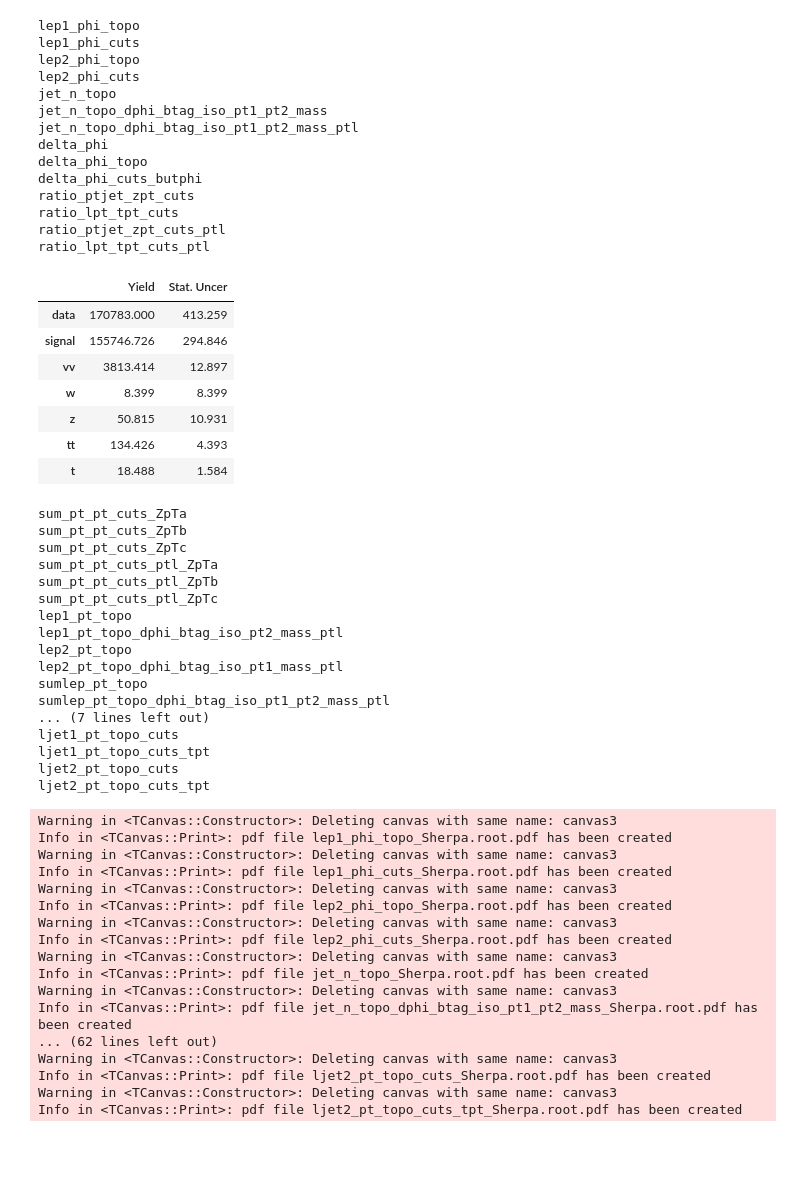
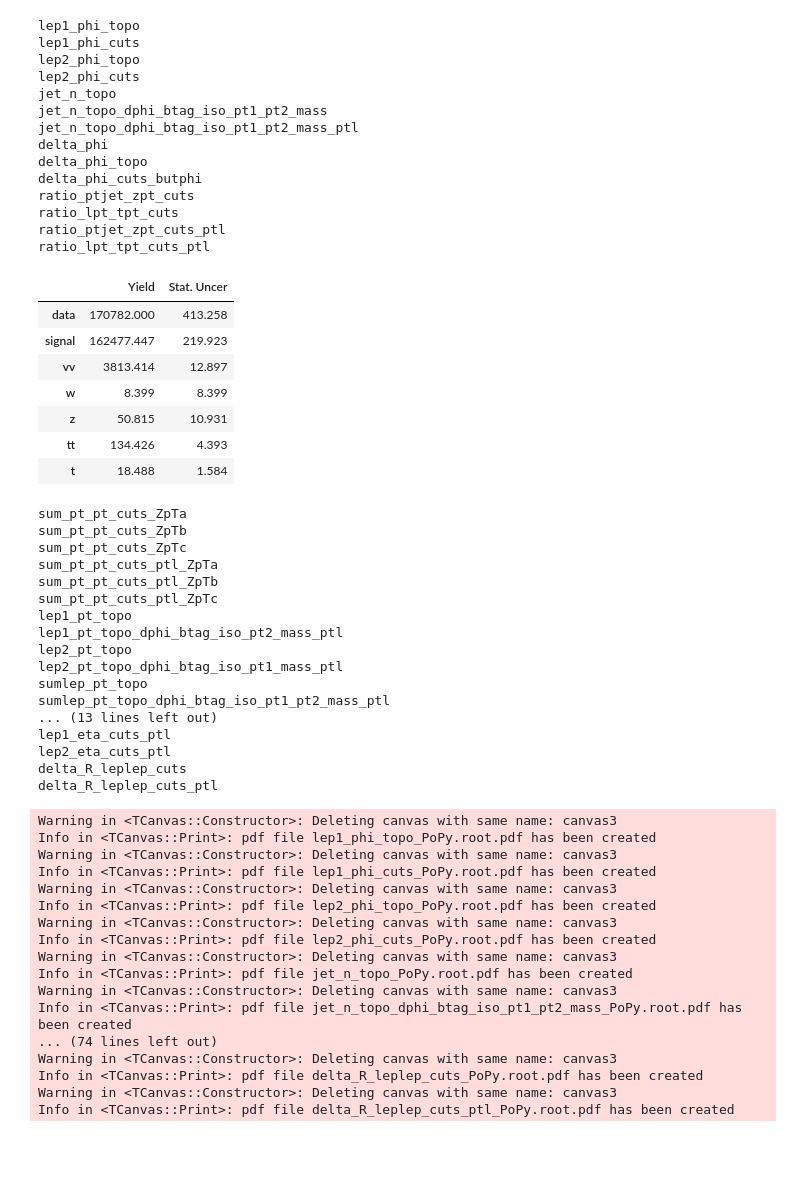
Before and after one commit to diegobaronm/TauID, a Jupyter notebook: Zee/Plots/StackPlot.ipynb, the cells around one changed output. Saved outputs shown, nothing was run; the diff lists cells and outputs as text; code cells hidden in the pictures.

```diff
--- a/Zee/Plots/StackPlot.ipynb
+++ b/Zee/Plots/StackPlot.ipynb
@@ -7,15 +7,15 @@ import os
 import pandas as pd
 
 def biner(o_bin,m_bin,f_bin,f_step,l_step):
-    a=np.arange(o_bin,m_bin,f_step)
-    b=np.arange(m_bin,f_bin+l_step,l_step)
+    a=np.linspace(o_bin,m_bin,int((m_bin-o_bin)/f_step),endpoint=False)
+    b=np.linspace(m_bin,f_bin,round((f_bin-m_bin)/l_step)+1)
     return np.concatenate((a,b))
 
-def normalization(hist_list,narrowest_bin):
+def normalization(hist_list,norm_bin):
     for hist in hist_list:
         for i in range(1,hist.GetNbinsX()+2):
             value=hist.GetBinContent(i)
             error=hist.GetBinError(i)
-            sf=hist.GetBinWidth(i)/narrowest_bin
+            sf=hist.GetBinWidth(i)/norm_bin
             hist.SetBinContent(i,value/sf)
             hist.SetBinError(i,error/sf)
@@ -22,6 +24,6 @@ def normalization(hist_list,narrowest_bin):
 # %%
 ##### SELECTING GENERATOR FOR SIGNAL SAMPLE
-signal_sample="Signal_Sherpa.root"
+signal_sample="Signal_PoPy.root"
 production=True
 #### CREATING THE CORRESPONDING MC.ROOT FILE EVERYTIME YOU CHANGE THE SIGNAL SAMPLE
 
@@ -72,7 +74,18 @@ histos_rebin={"lep1_pt_topo":[180,2,2,"p_{T}(e_{1})(GeV)"],
              "ljet1_pt_topo_cuts":[180,1,1,"p_{T}(jet_{1})(GeV)"],
              "ljet1_pt_topo_cuts_tpt":[180,1,1,"p_{T}(jet_{1})(GeV)"],
              "ljet2_pt_topo_cuts":[180,1,1,"p_{T}(jet_{2})(GeV)"],
-             "ljet2_pt_topo_cuts_tpt":[180,1,1,"p_{T}(jet_{2})(GeV)"]}
+             "ljet2_pt_topo_cuts_tpt":[180,1,1,"p_{T}(jet_{2})(GeV)"],
+
+             "lep1_eta_cuts":[1.1,0.2,0.2,"#eta(e_{1})",1.2,2.5],
+            "lep2_eta_cuts":[1.1,0.2,0.2,"#eta(e_{2})",1.2,2.5],
+
+            "lep1_eta_cuts_ptl":[1.1,0.2,0.2,"#eta(e_{1})",1.2,2.5],
+            "lep2_eta_cuts_ptl":[1.1,0.2,0.2,"#eta(e_{2})",1.2,2.5],
+
+
+            "delta_R_leplep_cuts":[1.0,0.1,0.1,"#Delta #phi (e_{1},e_{2})",1.2,1.5],
+            "delta_R_leplep_cuts_ptl":[1.0,0.1,0.1,"#Delta #phi (e_{1},e_{2})",1.2,1.5],
+             }
 histos={}
 histos.update(histos_no_rebin)
 histos.update(histos_rebin)
@@ -333,35 +346,35 @@ for i in histos:
 
 
 
     canvas3.Print(a+signal_sample.strip('Signal')+".pdf")
     if i=="ratio_lpt_tpt_cuts_ptl":
         dic={"data":data,"signal":signal,"vv":vv,"w":w,"z":z,"tt":tt,"t":t}
         dic_numbers={"data":[0,0],"signal":[0,0],"vv":[0,0],"w":[0,0],"z":[0,0],"tt":[0,0],"t":[0,0]}
         for i in dic:
             error=ctypes.c_double()
             a=dic[i].IntegralAndError(0,1000,error)
             dic_numbers[i][0]=a
             dic_numbers[i][1]=error.value
         dataframe=pd.DataFrame.from_dict(dic_numbers, orient='index',columns=['Yield', 'Stat. Uncer'])
         display(dataframe.round(decimals=3))
 # %% [output]
 lep1_phi_topo
 lep1_phi_cuts
 lep2_phi_topo
 lep2_phi_cuts
 jet_n_topo
 jet_n_topo_dphi_btag_iso_pt1_pt2_mass
 jet_n_topo_dphi_btag_iso_pt1_pt2_mass_ptl
 delta_phi
 delta_phi_topo
 delta_phi_cuts_butphi
 ratio_ptjet_zpt_cuts
 ratio_lpt_tpt_cuts
 ratio_ptjet_zpt_cuts_ptl
 ratio_lpt_tpt_cuts_ptl
 |  | Yield | Stat. Uncer |
-| data | 170783.000 | 413.259 |
-| signal | 155746.726 | 294.846 |
+| data | 170782.000 | 413.258 |
+| signal | 162477.447 | 219.923 |
 | vv | 3813.414 | 12.897 |
 | w | 8.399 | 8.399 |
 | z | 50.815 | 10.931 |
@@ -379,28 +392,28 @@ lep2_pt_topo
 lep2_pt_topo_dphi_btag_iso_pt1_mass_ptl
 sumlep_pt_topo
 sumlep_pt_topo_dphi_btag_iso_pt1_pt2_mass_ptl
-... (7 lines left out)
-ljet1_pt_topo_cuts
-ljet1_pt_topo_cuts_tpt
-ljet2_pt_topo_cuts
-ljet2_pt_topo_cuts_tpt
+... (13 lines left out)
+lep1_eta_cuts_ptl
+lep2_eta_cuts_ptl
+delta_R_leplep_cuts
+delta_R_leplep_cuts_ptl
 Warning in <TCanvas::Constructor>: Deleting canvas with same name: canvas3
-Info in <TCanvas::Print>: pdf file lep1_phi_topo_Sherpa.root.pdf has been created
+Info in <TCanvas::Print>: pdf file lep1_phi_topo_PoPy.root.pdf has been created
 Warning in <TCanvas::Constructor>: Deleting canvas with same name: canvas3
-Info in <TCanvas::Print>: pdf file lep1_phi_cuts_Sherpa.root.pdf has been created
+Info in <TCanvas::Print>: pdf file lep1_phi_cuts_PoPy.root.pdf has been created
 Warning in <TCanvas::Constructor>: Deleting canvas with same name: canvas3
-Info in <TCanvas::Print>: pdf file lep2_phi_topo_Sherpa.root.pdf has been created
+Info in <TCanvas::Print>: pdf file lep2_phi_topo_PoPy.root.pdf has been created
 Warning in <TCanvas::Constructor>: Deleting canvas with same name: canvas3
-Info in <TCanvas::Print>: pdf file lep2_phi_cuts_Sherpa.root.pdf has been created
+Info in <TCanvas::Print>: pdf file lep2_phi_cuts_PoPy.root.pdf has been created
 Warning in <TCanvas::Constructor>: Deleting canvas with same name: canvas3
-Info in <TCanvas::Print>: pdf file jet_n_topo_Sherpa.root.pdf has been created
+Info in <TCanvas::Print>: pdf file jet_n_topo_PoPy.root.pdf has been created
 Warning in <TCanvas::Constructor>: Deleting canvas with same name: canvas3
-Info in <TCanvas::Print>: pdf file jet_n_topo_dphi_btag_iso_pt1_pt2_mass_Sherpa.root.pdf has been created
-... (62 lines left out)
+Info in <TCanvas::Print>: pdf file jet_n_topo_dphi_btag_iso_pt1_pt2_mass_PoPy.root.pdf has been created
+... (74 lines left out)
 Warning in <TCanvas::Constructor>: Deleting canvas with same name: canvas3
-Info in <TCanvas::Print>: pdf file ljet2_pt_topo_cuts_Sherpa.root.pdf has been created
+Info in <TCanvas::Print>: pdf file delta_R_leplep_cuts_PoPy.root.pdf has been created
 Warning in <TCanvas::Constructor>: Deleting canvas with same name: canvas3
-Info in <TCanvas::Print>: pdf file ljet2_pt_topo_cuts_tpt_Sherpa.root.pdf has been created
+Info in <TCanvas::Print>: pdf file delta_R_leplep_cuts_ptl_PoPy.root.pdf has been created
 # %% [markdown]
 ###
 # %% [markdown]
```
Also changed, not shown: parts of 2 cells of this notebook, 3 other files.
